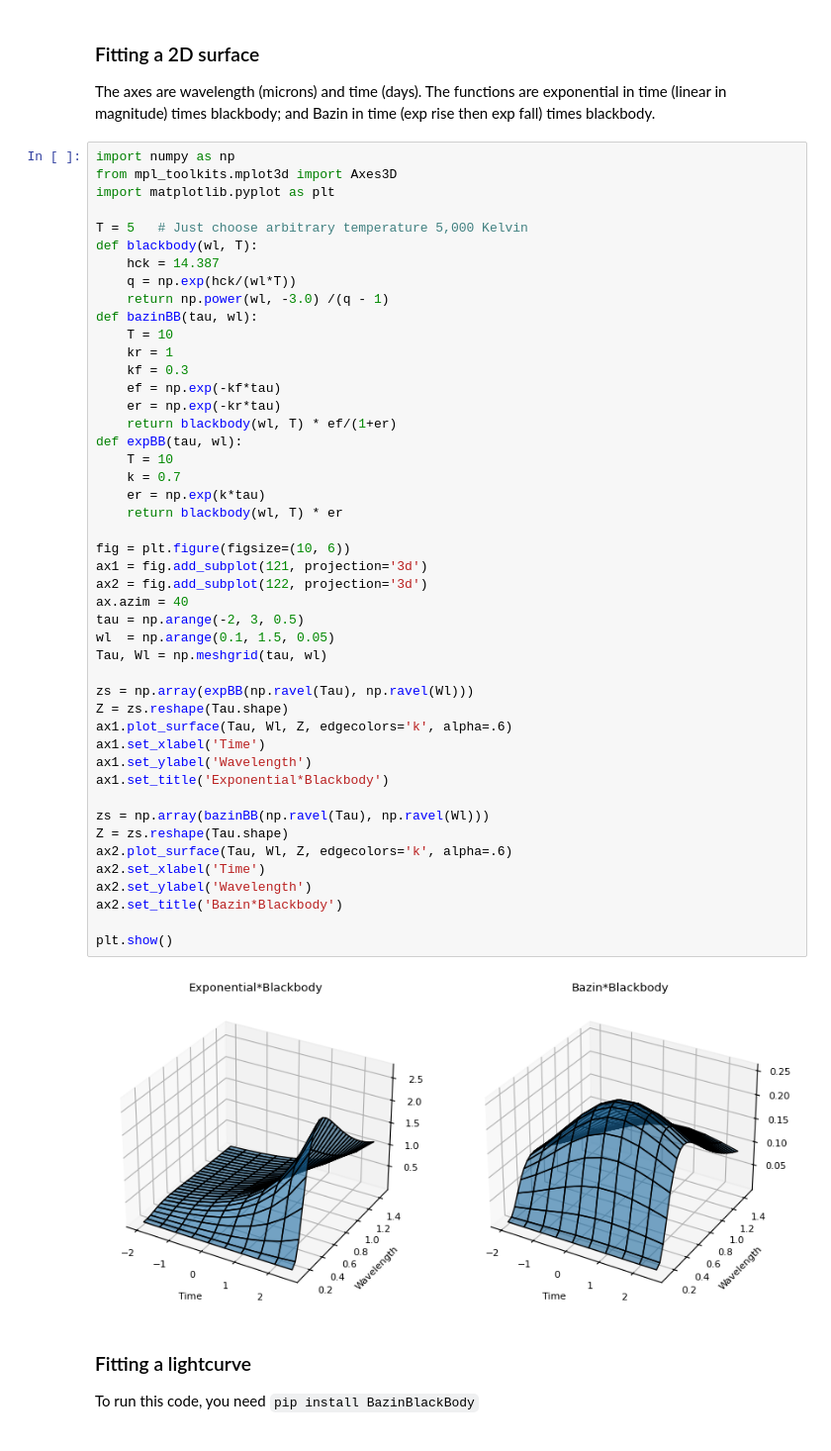
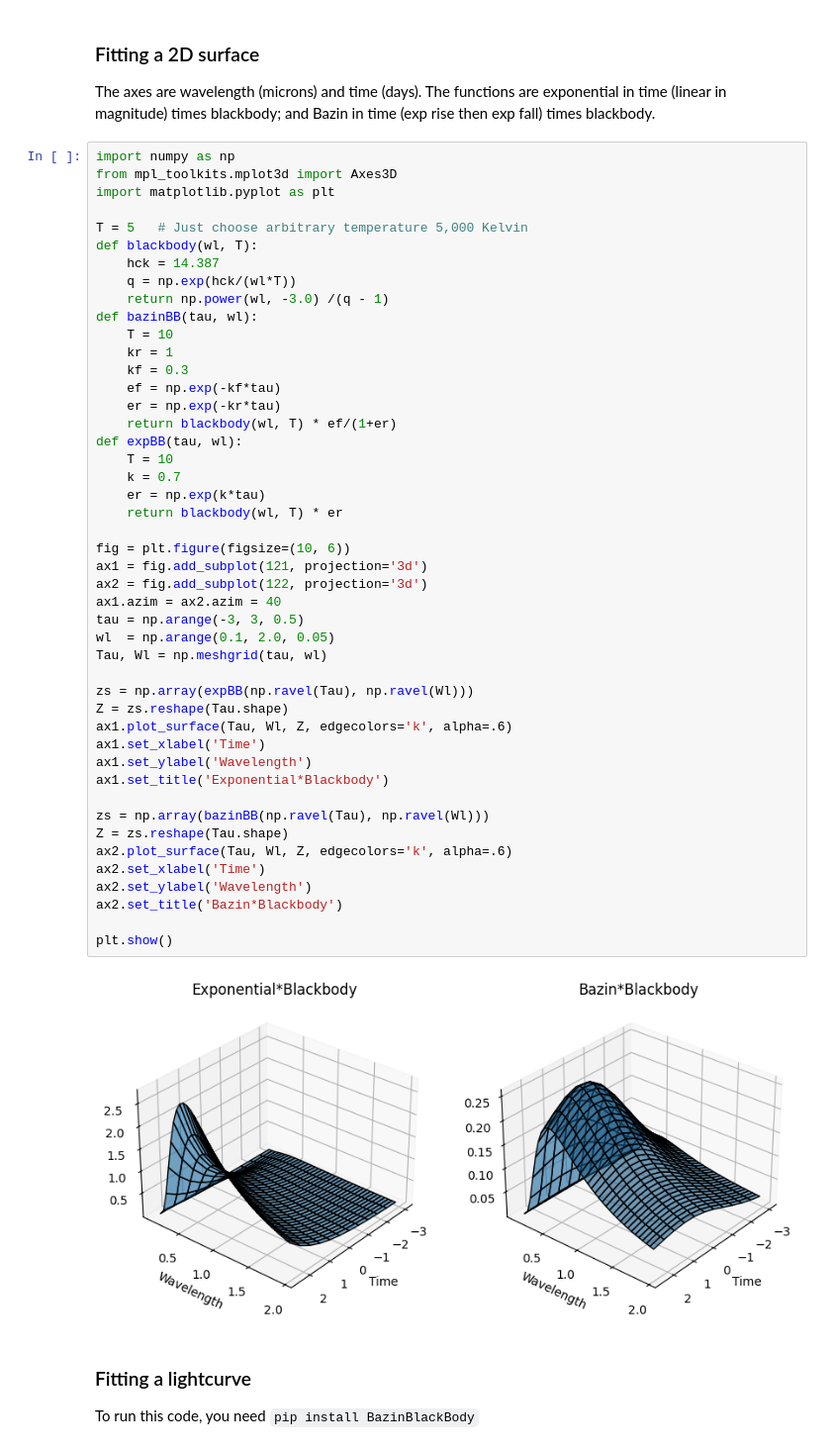
Before and after one commit to lsst-uk/lasair-examples, a Jupyter notebook: notebooks/features/6_bazinBlackBody.ipynb, the cells around one changed output. Shown at 99% size. Drawn from its saved outputs; the diff is of its cells as text.

```diff
--- a/notebooks/features/6_bazinBlackBody.ipynb
+++ b/notebooks/features/6_bazinBlackBody.ipynb
@@ -24,37 +24,37 @@ def bazinBB(tau, wl):
     ef = np.exp(-kf*tau)
     er = np.exp(-kr*tau)
     return blackbody(wl, T) * ef/(1+er)
 def expBB(tau, wl):
     T = 10
     k = 0.7
     er = np.exp(k*tau)
     return blackbody(wl, T) * er
 
 fig = plt.figure(figsize=(10, 6))
 ax1 = fig.add_subplot(121, projection='3d')
 ax2 = fig.add_subplot(122, projection='3d')
-ax.azim = 40
-tau = np.arange(-2, 3, 0.5)
-wl  = np.arange(0.1, 1.5, 0.05)
+ax1.azim = ax2.azim = 40
+tau = np.arange(-3, 3, 0.5)
+wl  = np.arange(0.1, 2.0, 0.05)
 Tau, Wl = np.meshgrid(tau, wl)
 
 zs = np.array(expBB(np.ravel(Tau), np.ravel(Wl)))
 Z = zs.reshape(Tau.shape)
 ax1.plot_surface(Tau, Wl, Z, edgecolors='k', alpha=.6)
 ax1.set_xlabel('Time')
 ax1.set_ylabel('Wavelength')
 ax1.set_title('Exponential*Blackbody')
 
 zs = np.array(bazinBB(np.ravel(Tau), np.ravel(Wl)))
 Z = zs.reshape(Tau.shape)
 ax2.plot_surface(Tau, Wl, Z, edgecolors='k', alpha=.6)
 ax2.set_xlabel('Time')
 ax2.set_ylabel('Wavelength')
 ax2.set_title('Bazin*Blackbody')
 
 plt.show()
 # %% [output]
-[figure, old version]
+[figure, new version]
 # %% [markdown]
 ### Fitting a lightcurve
 To run this code, you need `pip install BazinBlackBody`
```
Also changed, not shown: 6 other files.
